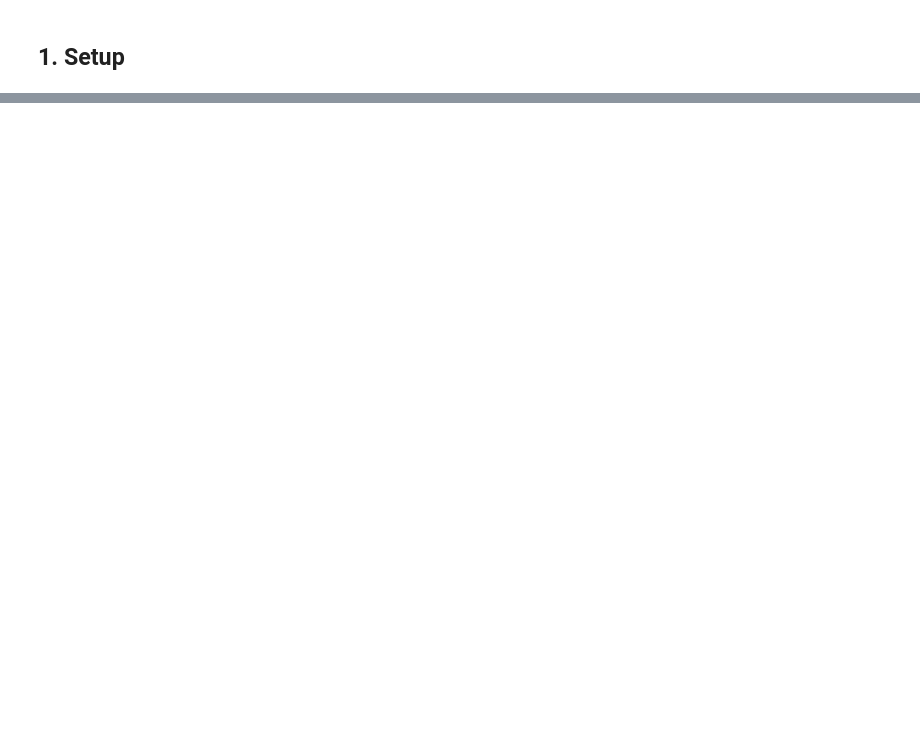
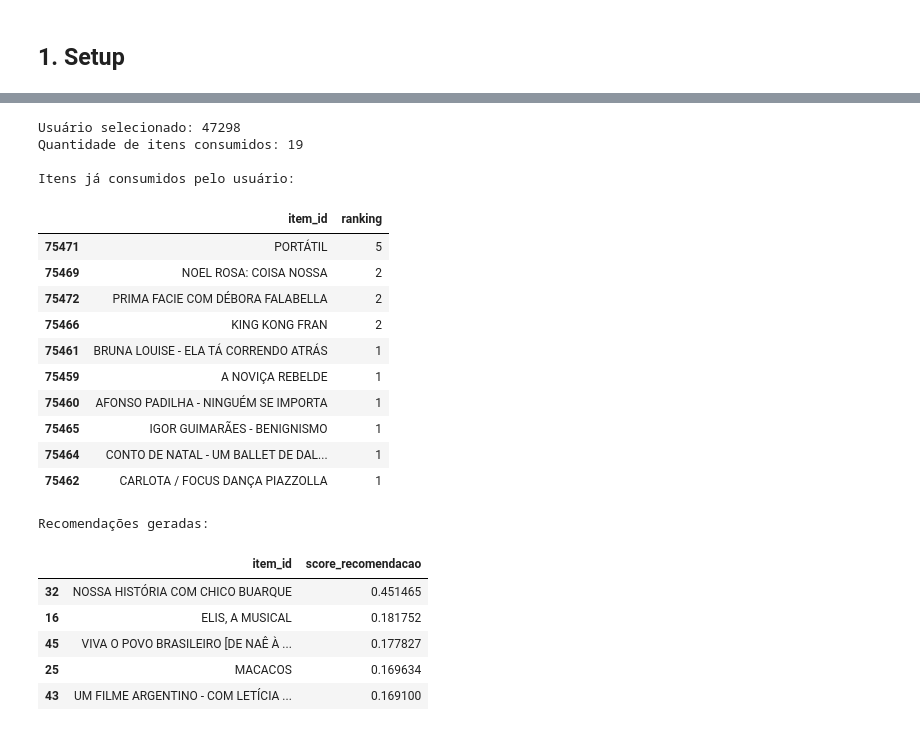
Before and after one commit to Kdu07/recomendashow, a Jupyter notebook: src/aad/02_knn.ipynb, the cells around one changed output, grey strips where cells are left out. Drawn from its saved outputs; the diff is of its cells as text; code cells hidden in the pictures; blank space fills up the shorter version.

```diff
--- a/src/aad/02_knn.ipynb
+++ b/src/aad/02_knn.ipynb
@@ -18,0 +242,4 @@
+# %%
+matriz_esparsa = csr_matrix(matriz_item_usuario.values)
+
+matriz_esparsa
@@ -18,0 +265,10 @@
+# %%
+modelo_knn = NearestNeighbors(
+    metric="cosine",
+    algorithm="brute",
+    n_neighbors=6
+)
+
+modelo_knn.fit(matriz_esparsa)
+
+print("Modelo KNN treinado com sucesso.")
@@ -18,0 +385,8 @@
+# %%
+usuarios_ativos = (
+    df.groupby("user_id")
+    .size()
+    .sort_values(ascending=False)
+)
+
+usuarios_ativos.head()
@@ -18,0 +401,42 @@
+# %%
+usuarios_validos = usuarios_ativos[
+    (usuarios_ativos >= 5) & (usuarios_ativos <= 30)
+]
+
+usuario_exemplo = usuarios_validos.index[0]
+
+print("Usuário selecionado:", usuario_exemplo)
+print("Quantidade de itens consumidos:", usuarios_validos.loc[usuario_exemplo])
+
+print("\nItens já consumidos pelo usuário:")
+display(
+    df[df["user_id"] == usuario_exemplo][["item_id", "ranking"]]
+    .sort_values("ranking", ascending=False)
+    .head(10)
+)
+
+print("\nRecomendações geradas:")
+recomendar_para_usuario(usuario_exemplo, top_n=5)
+# %% [output]
+Usuário selecionado: 47298
+Quantidade de itens consumidos: 19
+
+Itens já consumidos pelo usuário:
+|  | item_id | ranking |
+| 75471 | PORTÁTIL | 5 |
+| 75469 | NOEL ROSA: COISA NOSSA | 2 |
+| 75472 | PRIMA FACIE COM DÉBORA FALABELLA | 2 |
+| 75466 | KING KONG FRAN | 2 |
+| 75461 | BRUNA LOUISE - ELA TÁ CORRENDO ATRÁS | 1 |
+| 75459 | A NOVIÇA REBELDE | 1 |
+| 75460 | AFONSO PADILHA - NINGUÉM SE IMPORTA | 1 |
+| 75465 | IGOR GUIMARÃES - BENIGNISMO | 1 |
+| 75464 | CONTO DE NATAL - UM BALLET DE DAL... | 1 |
+| 75462 | CARLOTA / FOCUS DANÇA PIAZZOLLA | 1 |
+Recomendações geradas:
+|  | item_id | score_recomendacao |
+| 32 | NOSSA HISTÓRIA COM CHICO BUARQUE | 0.451465 |
+| 16 | ELIS, A MUSICAL | 0.181752 |
+| 45 | VIVA O POVO BRASILEIRO [DE NAÊ À ... | 0.177827 |
+| 25 | MACACOS | 0.169634 |
+| 43 | UM FILME ARGENTINO - COM LETÍCIA ... | 0.169100 |
```
Also changed, not shown: parts of 33 cells of this notebook, 3 other files.
